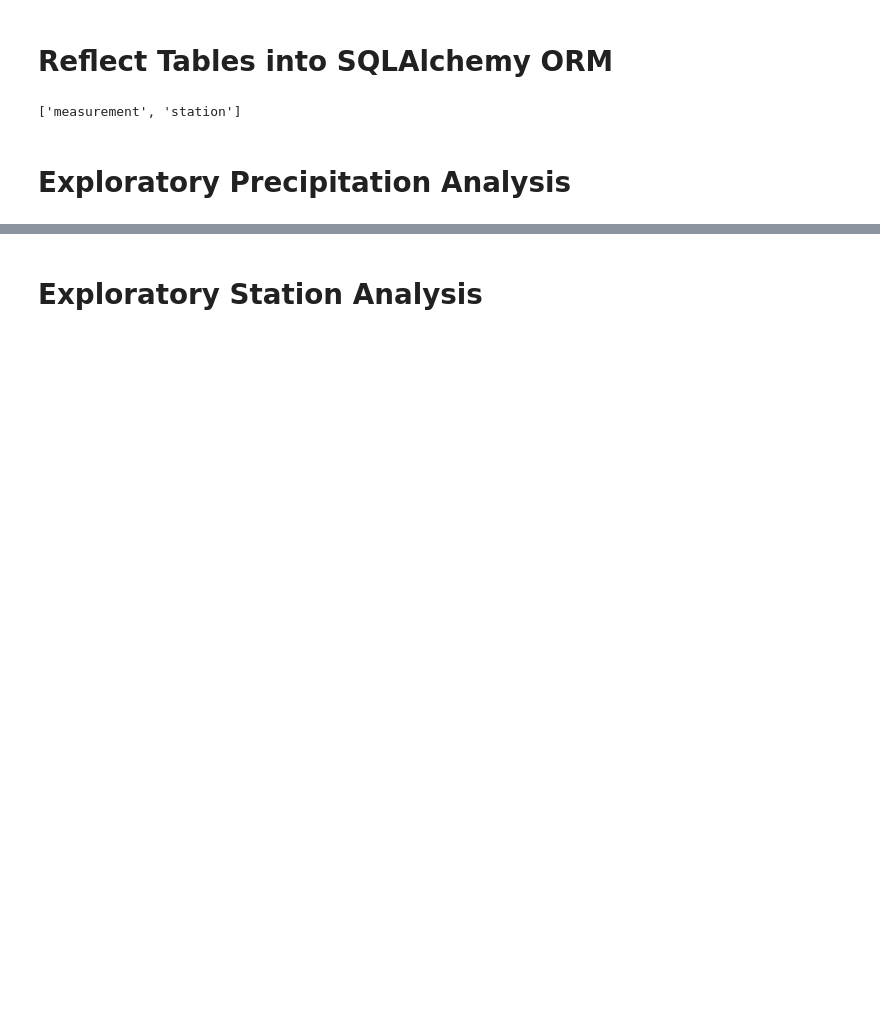
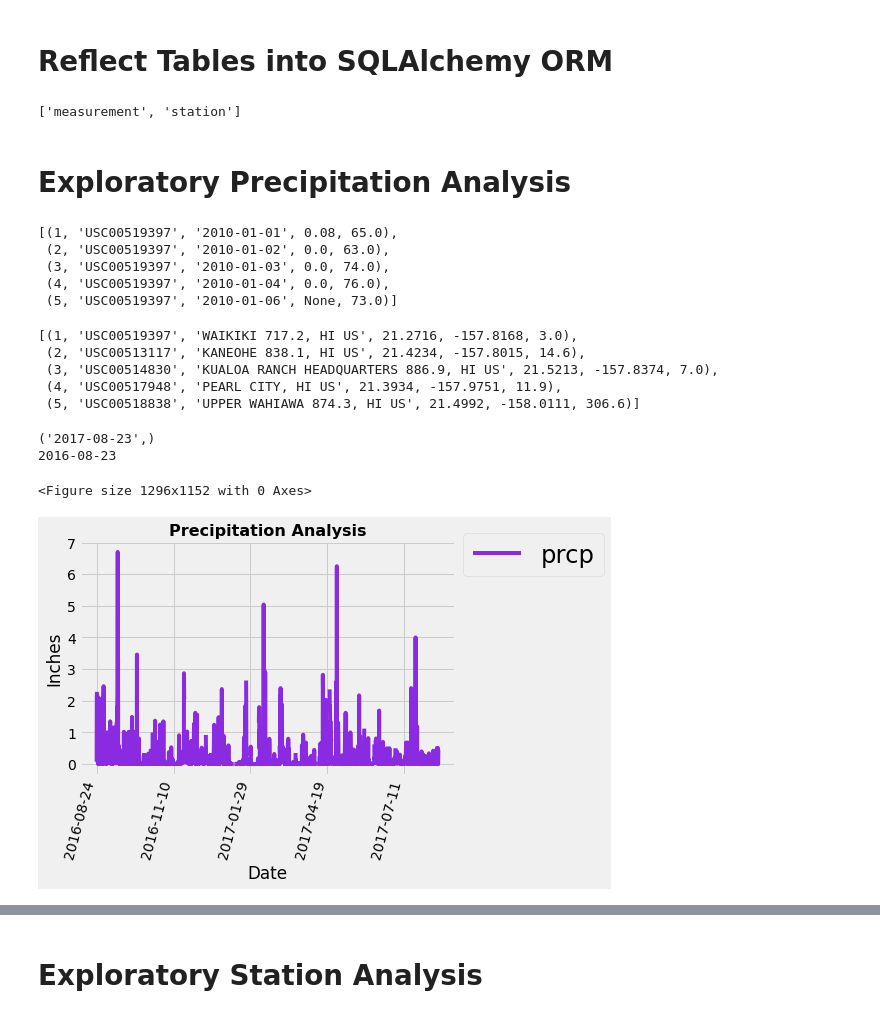
Before and after one commit to Terycharlie/sqlalchemy-challenge, a Jupyter notebook: climate_starter.ipynb, the cells around one changed output, grey strips where cells are left out. Cells and saved outputs as stored; diff of their text form; code cells hidden in the pictures; blank space fills up the shorter version.

```diff
--- a/climate_starter.ipynb
+++ b/climate_starter.ipynb
@@ -40,22 +42,59 @@ conn = engine.connect()
 # Exploratory Precipitation Analysis
 # %%
 # Find the most recent date in the data set.
+# %%
+engine.execute('SELECT * FROM Measurement LIMIT 5').fetchall()
+# %% [output]
+[(1, 'USC00519397', '2010-01-01', 0.08, 65.0),
+ (2, 'USC00519397', '2010-01-02', 0.0, 63.0),
+ (3, 'USC00519397', '2010-01-03', 0.0, 74.0),
+ (4, 'USC00519397', '2010-01-04', 0.0, 76.0),
+ (5, 'USC00519397', '2010-01-06', None, 73.0)]
+# %%
+engine.execute('SELECT * FROM Station LIMIT 5').fetchall()
+# %% [output]
+[(1, 'USC00519397', 'WAIKIKI 717.2, HI US', 21.2716, -157.8168, 3.0),
+ (2, 'USC00513117', 'KANEOHE 838.1, HI US', 21.4234, -157.8015, 14.6),
+ (3, 'USC00514830', 'KUALOA RANCH HEADQUARTERS 886.9, HI US', 21.5213, -157.8374, 7.0),
+ (4, 'USC00517948', 'PEARL CITY, HI US', 21.3934, -157.9751, 11.9),
+ (5, 'USC00518838', 'UPPER WAHIAWA 874.3, HI US', 21.4992, -158.0111, 306.6)]
 # %%
 # Design a query to retrieve the last 12 months of precipitation data and plot the results.
+
 # Starting from the most recent data point in the database.
+recent_date = session.query(Measurement.date).order_by(Measurement.date.desc()).first()
+print(recent_date)
 
 # Calculate the date one year from the last date in data set.
-
+one_year_ago = dt.date(2017, 8, 23) - dt.timedelta(days=365)
+print(one_year_ago)
 
 # Perform a query to retrieve the data and precipitation scores
-
+precip_data=prcp_data = session.query(Measurement.date, Measurement.prcp).\
+    filter(Measurement.date > one_year_ago).\
+    order_by(Measurement.date).all()
 
 # Save the query results as a Pandas DataFrame and set the index to the date column
-
+precip_data_df = pd.DataFrame(prcp_data).set_index('date')
+precip_data_df.head()
 
 # Sort the dataframe by date
-
+precip_data_df = precip_data_df.sort_values("date")
+precip_data_df.head()
 
 # Use Pandas Plotting with Matplotlib to plot the data
+plt.figure(figsize = (18,16))
+precip_data_df.plot(y = "prcp",color='blueviolet')
+plt.xlabel("Date")
+plt.ylabel("Inches")
+plt.xticks(rotation = "75", horizontalalignment = "right")
+plt.legend(fontsize="xx-large",loc=(1.02,0),bbox_to_anchor=(1.02,0.85))
+plt.title("Precipitation Analysis",fontweight = "bold", fontsize = 16)
+plt.show()
+# %% [output]
+('2017-08-23',)
+2016-08-23
+<Figure size 1296x1152 with 0 Axes>
+[figure, added]
 # %%
 # Use Pandas to calcualte the summary statistics for the precipitation data
```
Also changed, not shown: parts of 9 cells of this notebook.
